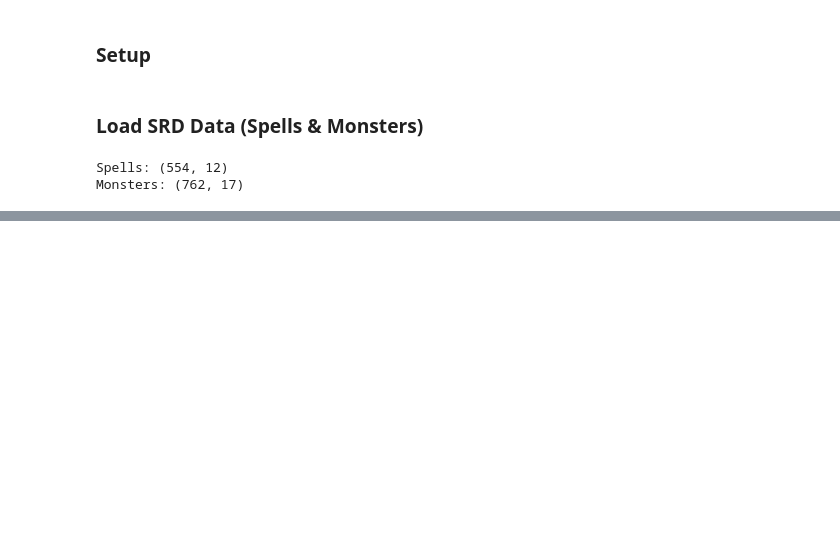
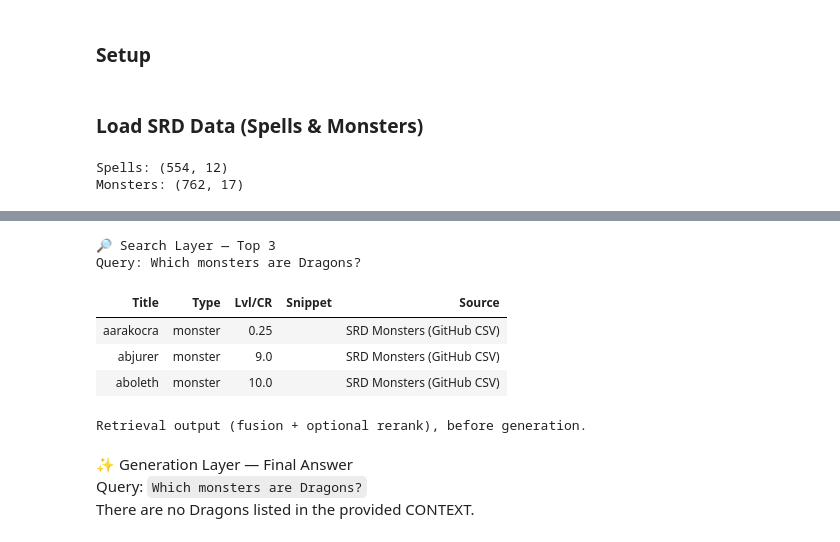
Before and after one commit to WolfeTyler/LoreSmith, a Jupyter notebook: LoreSmith.ipynb, the cells around one changed output, grey strips where cells are left out. Saved outputs shown, nothing was run; the diff lists cells and outputs as text; code cells hidden in the pictures; blank space fills up the shorter version.

Commit message:
Adding Embedding, Search, and Generative Layers

```diff
--- a/LoreSmith.ipynb
+++ b/LoreSmith.ipynb
@@ -109,0 +435,27 @@ monsters_df.head()
+# %%
+from openai import OpenAI
+
+client = OpenAI(api_key=os.getenv("OPENAI_API_KEY"))
+
+def build_context(ids):
+    blocks = []
+    for did in ids:
+        d = chunks_map[did]
+        m = d["metadata"]
+        excerpt = d["content"][:800]
+        blocks.append(f"{d['title']} — {m.get('doc_type','')}\n{excerpt}")
+    return "\n\n".join(blocks)
+
+def generate_answer(query, ids):
+    ctx = build_context(ids)
+    sys_msg = "You are LoreSmith, an SRD rules assistant. Use ONLY the provided context."
+    user_msg = f"Q: {query}\n\nCONTEXT:\n{ctx}\n\nAnswer concisely with bullet points + citations."
+    resp = client.chat.completions.create(
+        model="gpt-4o-mini",
+        messages=[
+            {"role":"system","content":sys_msg},
+            {"role":"user","content":user_msg}
+        ],
+        temperature=0.2
+    )
+    return resp.choices[0].message.content
@@ -109,0 +1070,13 @@ monsters_df.head()
+# %%
+show_eval("Which monsters are Dragons?")
+# %% [output]
+🔎 Search Layer — Top 3
+Query: Which monsters are Dragons?
+| Title | Type | Lvl/CR | Snippet | Source |
+| aarakocra | monster | 0.25 |  | SRD Monsters (GitHub CSV) |
+| abjurer | monster | 9.0 |  | SRD Monsters (GitHub CSV) |
+| aboleth | monster | 10.0 |  | SRD Monsters (GitHub CSV) |
+Retrieval output (fusion + optional rerank), before generation.
+✨ Generation Layer — Final Answer
+Query: Which monsters are Dragons?
+There are no Dragons listed in the provided CONTEXT.
```
Also changed, not shown: parts of 25 cells of this notebook.
